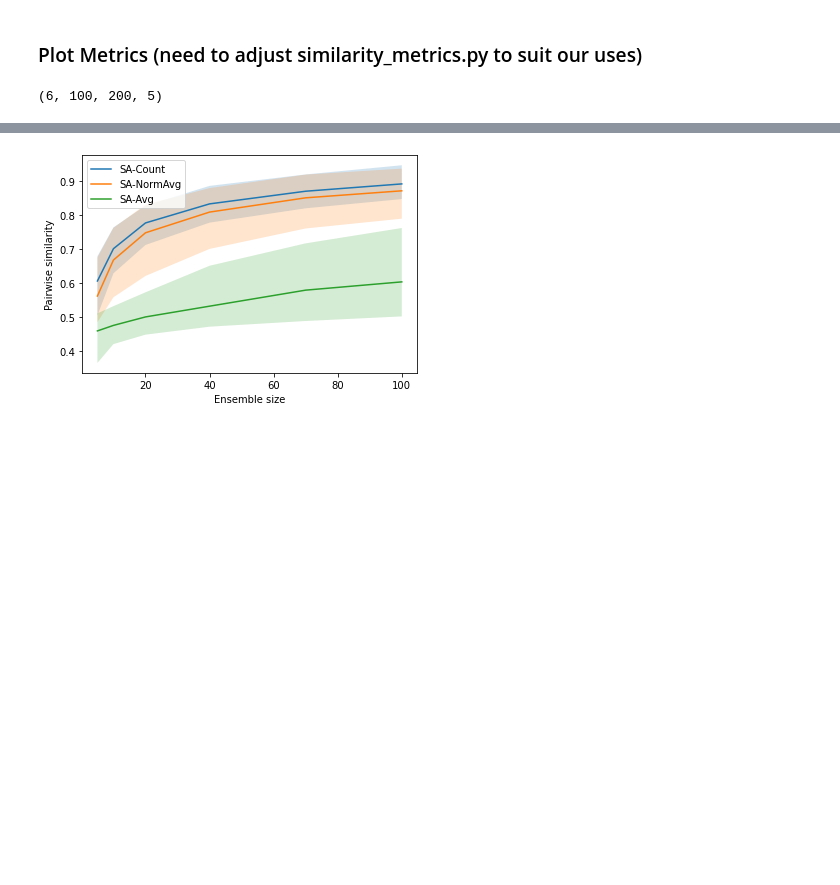
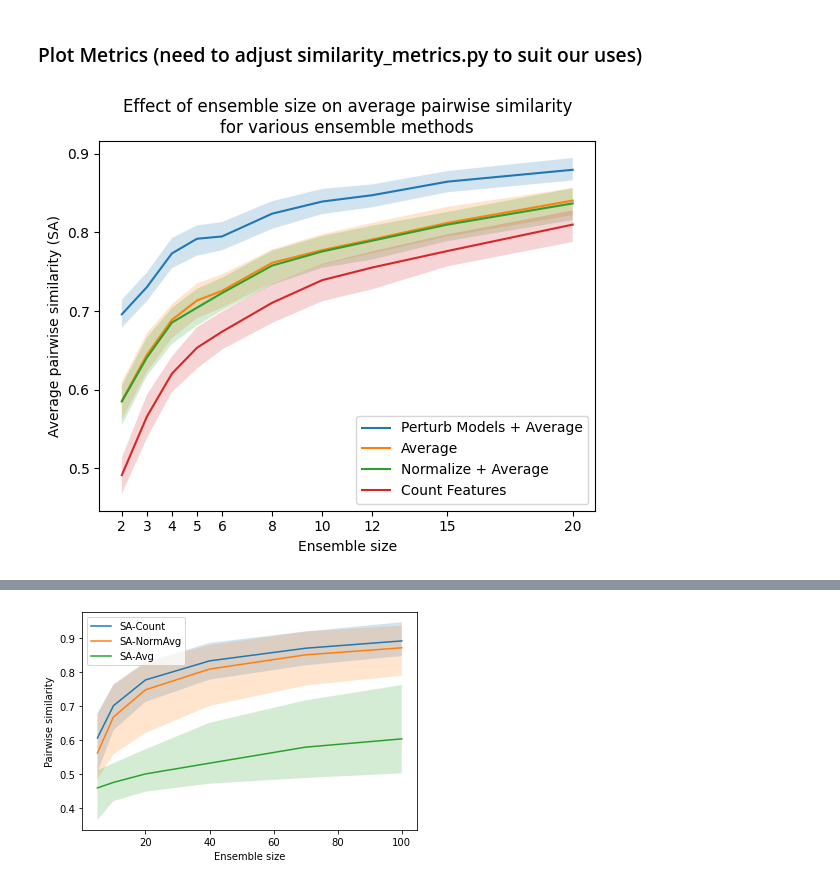
Before and after one commit to nicole-hjlin/harvard_cs282_ptg, a Jupyter notebook: ptg/tutorial.ipynb, the cells around one changed output, grey strips where cells are left out. Saved outputs shown, nothing was run; the diff lists cells and outputs as text; code cells hidden in the pictures; blank space fills up the shorter version.

Commit message:
added initial weight sampling trials, combined with comparison of ensembles in tutorial.ipynb

```diff
--- a/ptg/tutorial.ipynb
+++ b/ptg/tutorial.ipynb
@@ -43,31 +47,29 @@ for random_source in random_sources:
         state_dict = torch.load(f'{directory}/{random_source}_model_{i}.pth')
         model.load_state_dict(state_dict)
         # Compute positive class softmax prediction gradient wrt input (softmax=False for logit output)
-        grads = model.compute_gradients(X_test, softmax=True, label=1, return_numpy=True)
+        grads = model.compute_gradients(X_test, softmax=False, label=1, return_numpy=True)
         np.save(f'{directory}/{random_source}_grads_{i}.npy', grads)
 # %% [markdown]
 ### Path to Glory
 # %%
 # Ensemble sizes
-ensemble_sizes = [5, 10, 20, 40, 70, 100]
+ensemble_sizes = [2, 3, 4, 5, 6, 8, 10, 12, 15, 20]
 
 # Test point indices
-test_idx = range(200)
+test_idx = range(1000)
+x = X_test[test_idx]
 
 # Random source
-random_source = random_sources[0]
+random_source = random_sources[1]
 
 # Number of ensembles to sample for each ensemble size
-n_trials = 100
+n_trials = 50
 
 # Top-k features to consider
 k = 5
 
 # Store no. inputs and no. features
 n_inputs, n_features = X_test.shape
-# %%
-grads = np.array([np.load(f'{directory}/{random_source}_logit_grads_{idx}.npy') for idx in model_idx])
-grads = grads[:, test_idx]
 # %%
 # Count variables
 topk, signs, counts = [], [], []
@@ -128,20 +154,17 @@ for e, ensemble_size in tqdm(enumerate(ensemble_sizes)):
     signs_counts_signed.append(s_co_s)
 # %% [markdown]
 ### Plot Metrics (need to adjust similarity_metrics.py to suit our uses)
-# %%
-topk_avg.shape
-# %% [output]
-(6, 100, 200, 5)
 # %%
 # Count-based
-SA = np.zeros((len(counts), len(test_idx)))
+SA = np.zeros((len(ensemble_sizes), len(test_idx)))
 #consistencies = np.zeros((len(counts), len(test_idx)))
 #CDC = np.zeros((len(counts), len(test_idx)))
 #SSA = np.zeros((len(counts), len(test_idx)))
 
-# Average/norm-average ensemble
-SA_avg = np.zeros((len(counts), len(test_idx)))
-SA_norm_avg = np.zeros((len(counts), len(test_idx)))
+# Average/norm-average/smooth ensemble
+SA_avg = np.zeros((len(ensemble_sizes), len(test_idx)))
+SA_norm_avg = np.zeros((len(ensemble_sizes), len(test_idx)))
+SA_smooth = np.zeros((len(ensemble_sizes), len(test_idx)))
 
 for i in tqdm(range(len(ensemble_sizes))):
     # Counting-based feature attributions
@@ -154,3 +177,19 @@ for i in tqdm(range(len(ensemble_sizes))):
     SA[i] = average_pairwise_score(tk_count, sign_count, top_k_sa)
     SA_avg[i] = average_pairwise_score(topk_avg[i], signs_avg[i], top_k_sa)
     SA_norm_avg[i] = average_pairwise_score(topk_norm_avg[i], signs_norm_avg[i], top_k_sa)
+    SA_smooth[i] = average_pairwise_score(topk_smooth[i], signs_smooth[i], top_k_sa)
+# %%
+titles = ['Perturb Models + Average', 'Average', 'Normalize + Average', 'Count Features']
+for i, metric in enumerate([SA_smooth, SA_avg, SA_norm_avg, SA]):
+    # Error bars represent different inputs
+    q = np.quantile(metric, [0.4, 0.5, 0.6], axis=1)
+    plt.plot(ensemble_sizes, q[1], label=titles[i])  # plot 50% quantile
+    plt.fill_between(ensemble_sizes, q[0], q[2], alpha=0.2)  # fill between 25% and 75% quantiles
+plt.xlabel('Ensemble size')
+plt.xticks(ensemble_sizes)
+plt.ylabel('Average pairwise similarity (SA)')
+plt.title('Effect of ensemble size on average pairwise similarity\nfor various ensemble methods')
+plt.legend()
+plt.show()
+# %% [output]
+[figure, added]
```
Also changed, not shown: parts of 7 cells of this notebook, 2 other files.
